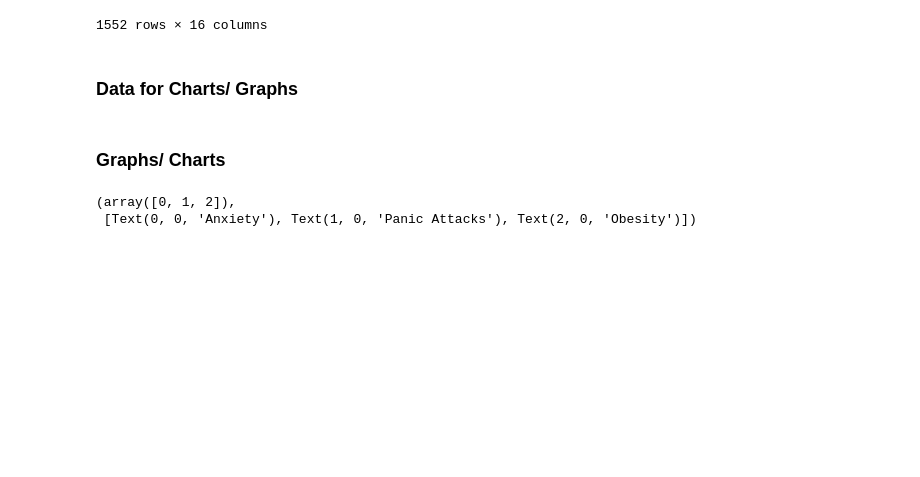
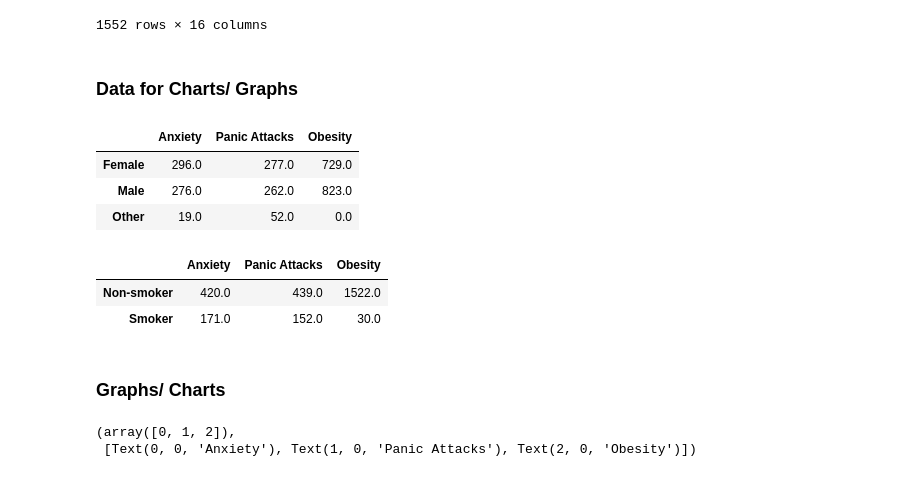
Before and after one commit to Julia-Heffner/Capstone_Mental_Illness, a Jupyter notebook: Mental_Illness.ipynb, the cells around one changed output. Drawn from its saved outputs; the diff is of its cells as text; code cells hidden in the pictures; blank space fills up the shorter version.

Commit message:
Added Data Interpretation section

```diff
--- a/Mental_Illness.ipynb
+++ b/Mental_Illness.ipynb
@@ -152,17 +152,24 @@ merged_data
 # %%
 #Data for Genders
 '''
 Added the three columns I wanted to analyze for genders.
 Counted by gender, and then realized there were additional genders including 'Non-binary' and 'Other'
 Added groupby to combined these 'Other' data and renamed the data.
 Then I renamed the columns to make the graphs easier to read further down.
 '''
 gender_data = merged_data[
     ['Anxiety Genders', 'Panic Genders', 'Obesity Genders']].apply(pd.Series.value_counts).rename(index = {'Non-binary':'Other'}).groupby(level=0).sum().rename(columns={
     'Anxiety Genders': 'Anxiety',
     'Panic Genders': 'Panic Attacks',
     'Obesity Genders': 'Obesity'
 })
+
+gender_data
+# %% [output]
+|  | Anxiety | Panic Attacks | Obesity |
+| Female | 296.0 | 277.0 | 729.0 |
+| Male | 276.0 | 262.0 | 823.0 |
+| Other | 19.0 | 52.0 | 0.0 |
 # %%
 #Data for Ages
 '''
@@ -196,6 +203,12 @@ smoker_data = merged_data[
     'Smokers with Panic Attacks': 'Panic Attacks',
     'Smokers with Obesity': 'Obesity'
 })
+
+smoker_data
+# %% [output]
+|  | Anxiety | Panic Attacks | Obesity |
+| Non-smoker | 420.0 | 439.0 | 1522.0 |
+| Smoker | 171.0 | 152.0 | 30.0 |
 # %% [markdown]
 ### Graphs/ Charts
 # %%
```
Also changed, not shown: parts of 6 cells of this notebook.
